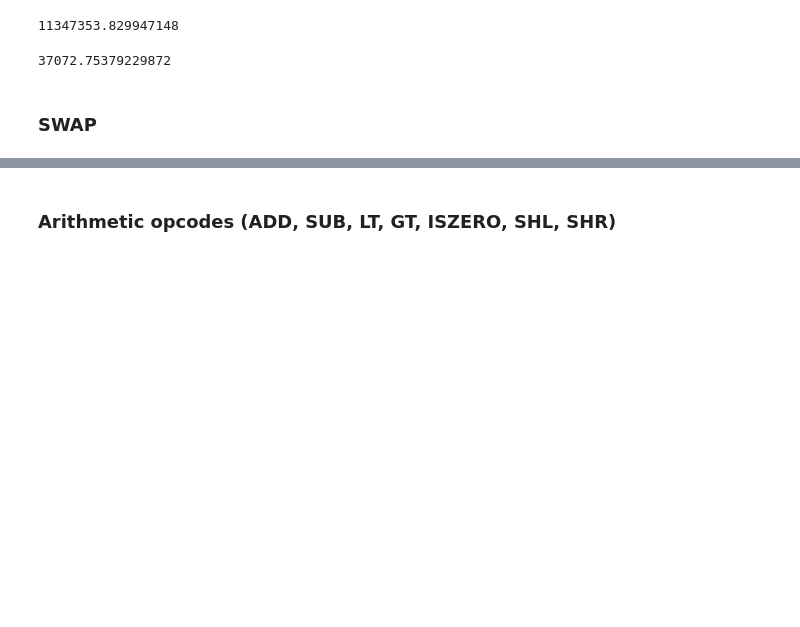
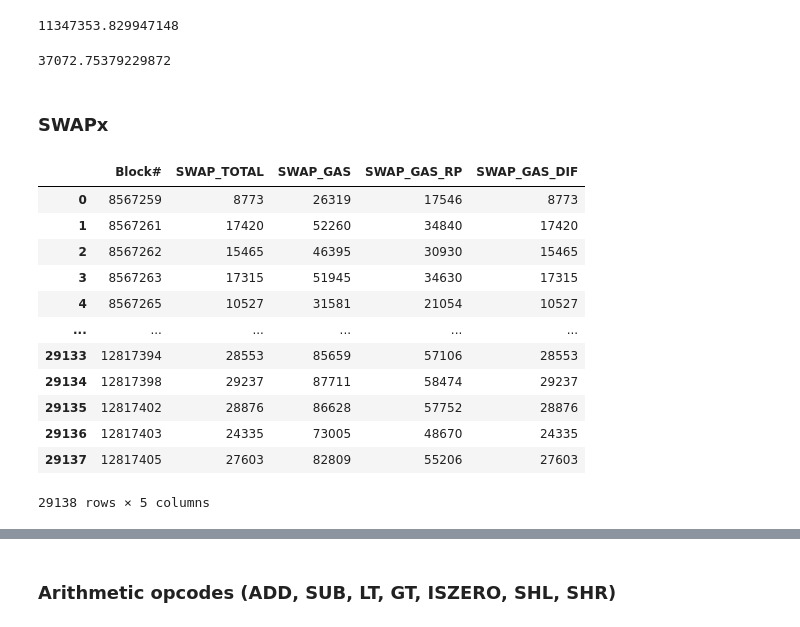
Before and after one commit to hugo-dc/opcode_usage, a Jupyter notebook: notebook/evm_price_improvements.ipynb, the cells around one changed output, grey strips where cells are left out. Cells and saved outputs as stored; diff of their text form; code cells hidden in the pictures; blank space fills up the shorter version.

```diff
--- a/notebook/evm_price_improvements.ipynb
+++ b/notebook/evm_price_improvements.ipynb
@@ -169,4 +169,30 @@ df['DUP_GAS_DIF'].mean()
 # %% [output]
 37072.75379229872
 # %% [markdown]
-### SWAP
+### SWAPx
+# %%
+gas_cost = 3
+new_gas_cost = 2
+
+swap_opcodes = ['SWAP' + str(i) for i in range(1, 17)]
+df['SWAP_TOTAL'] = df[swap_opcodes].sum(axis=1)
+df['SWAP_GAS'] = df['SWAP_TOTAL'] * gas_cost
+df['SWAP_GAS_RP'] = df['SWAP_TOTAL'] * new_gas_cost
+df['SWAP_GAS_DIF'] = df['SWAP_GAS'] - df['SWAP_GAS_RP']
+df['GAS_M_SWAP'] = df['Gas used'] - df['SWAP_GAS_DIF'] - df['SWAP_GAS_RP']
+
+df[['Block#', 'SWAP_TOTAL', 'SWAP_GAS', 'SWAP_GAS_RP', 'SWAP_GAS_DIF']]
+# %% [output]
+|  | Block# | SWAP_TOTAL | SWAP_GAS | SWAP_GAS_RP | SWAP_GAS_DIF |
+| 0 | 8567259 | 8773 | 26319 | 17546 | 8773 |
+| 1 | 8567261 | 17420 | 52260 | 34840 | 17420 |
+| 2 | 8567262 | 15465 | 46395 | 30930 | 15465 |
+| 3 | 8567263 | 17315 | 51945 | 34630 | 17315 |
+| 4 | 8567265 | 10527 | 31581 | 21054 | 10527 |
+| ... | ... | ... | ... | ... | ... |
+| 29133 | 12817394 | 28553 | 85659 | 57106 | 28553 |
+| 29134 | 12817398 | 29237 | 87711 | 58474 | 29237 |
+| 29135 | 12817402 | 28876 | 86628 | 57752 | 28876 |
+| 29136 | 12817403 | 24335 | 73005 | 48670 | 24335 |
+| 29137 | 12817405 | 27603 | 82809 | 55206 | 27603 |
+29138 rows × 5 columns
```
Also changed, not shown: parts of 18 cells of this notebook.
